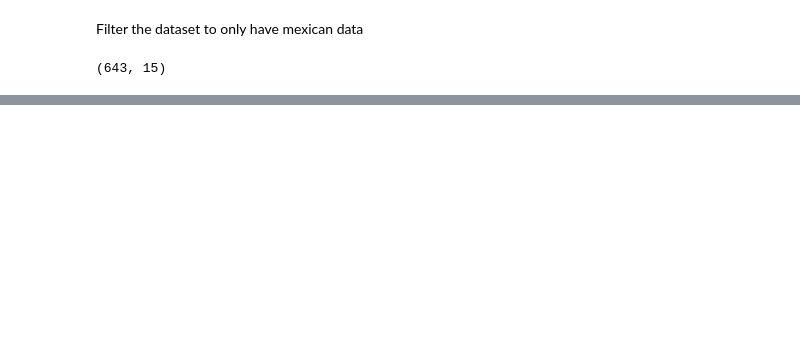
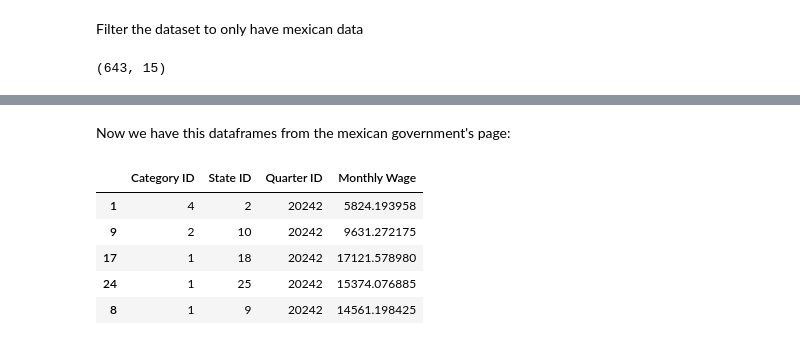
Before and after one commit to Joacimxd/MachineLearningProject, a Jupyter notebook: ProjectNotebook.ipynb, the cells around one changed output, grey strips where cells are left out. Saved outputs shown, nothing was run; the diff lists cells and outputs as text; code cells hidden in the pictures; blank space fills up the shorter version.

```diff
--- a/ProjectNotebook.ipynb
+++ b/ProjectNotebook.ipynb
@@ -29,0 +102,4 @@ df[df['salary'] == '>50K']
+# %%
+columns_to_pop = ['Category', 'Workforce', 'Number of Records', 'percentage', 'Sex', 'Workforce Total']
+for column in columns_to_pop:
+    sex_and_education_df.pop(column)
@@ -29,0 +135,11 @@ df[df['salary'] == '>50K']
+# %%
+salary_per_state_paths = ['.\\Documents\\MachineLearningProject\\actividades administrativas\\Salarios-en-2024-T2 (2)\\Salarios-en-2024-T2.csv',
+                          '.\\Documents\\MachineLearningProject\\Comerciantes y Venta\\Salarios-en-2024-T2 (1)\\Salarios-en-2024-T2.csv',
+                          '.\\Documents\\MachineLearningProject\\Funcionarios directores y jefes\\Salarios-en-2024-T2 (3)\\Salarios-en-2024-T2.csv',
+                          '.\\Documents\\MachineLearningProject\\Profesionistas y Tecnicos\\Salarios-en-2024-T2\\Salarios-en-2024-T2.csv']
+
+salary_per_state_dfs = []
+for path in salary_per_state_paths:
+    salary_per_state_dfs.append(pd.read_csv(path))
+
+salary_per_state_df = pd.concat(salary_per_state_dfs, axis = 0)
@@ -29,0 +153,4 @@ df[df['salary'] == '>50K']
+# %%
+columns_to_pop = ['Category', 'Monthly Wage Growth', 'lastSalary', 'Monthly Wage Growth Value', 'Quarter']
+for column in columns_to_pop:
+    salary_per_state_df.pop(column)
@@ -29,0 +178,2 @@ df[df['salary'] == '>50K']
+# %%
+salary_per_state_df.pop('State')
@@ -29,0 +193,11 @@ df[df['salary'] == '>50K']
+# %% [markdown]
+Now we have this dataframes from the mexican government's page:
+# %%
+salary_per_state_df.sample(5)
+# %% [output]
+|  | Category ID | State ID | Quarter ID | Monthly Wage |
+| 1 | 4 | 2 | 20242 | 5824.193958 |
+| 9 | 2 | 10 | 20242 | 9631.272175 |
+| 17 | 1 | 18 | 20242 | 17121.578980 |
+| 24 | 1 | 25 | 20242 | 15374.076885 |
+| 8 | 1 | 9 | 20242 | 14561.198425 |
```
Also changed, not shown: parts of 40 cells of this notebook.
